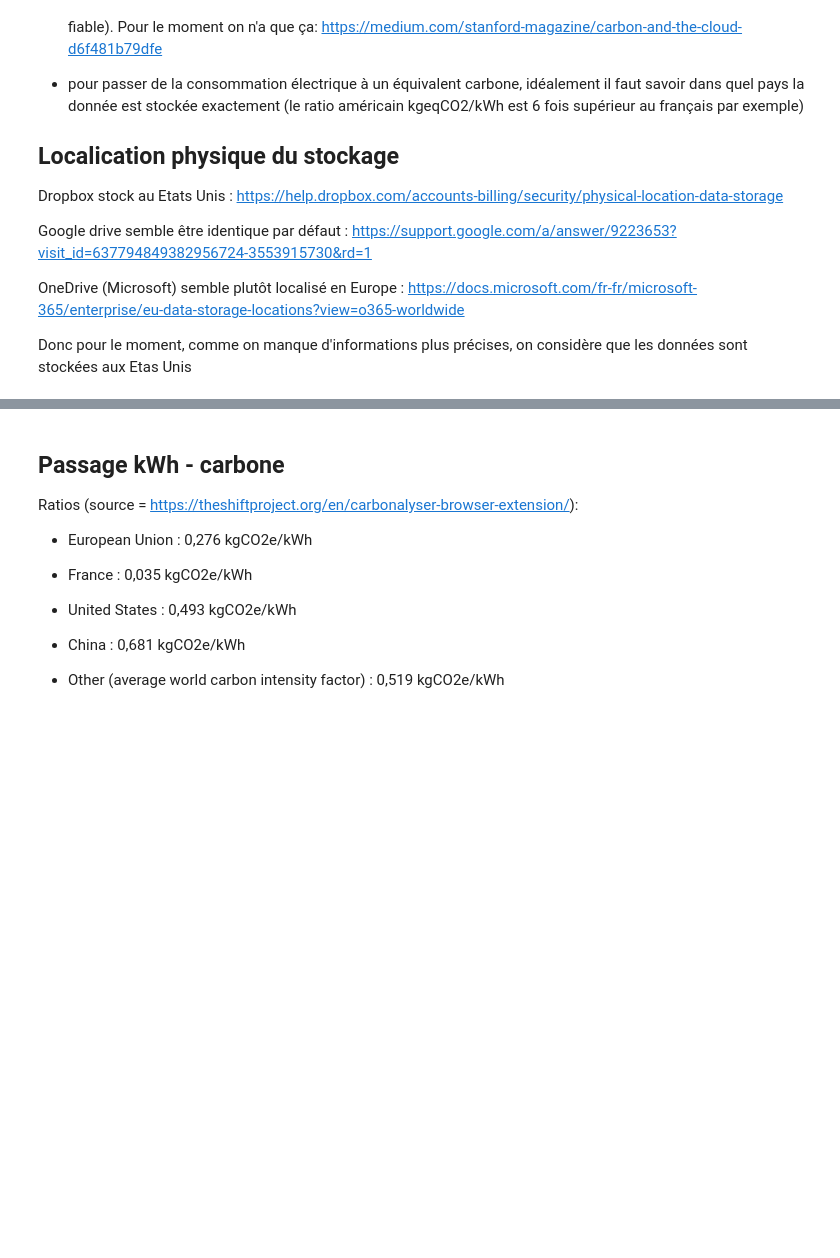
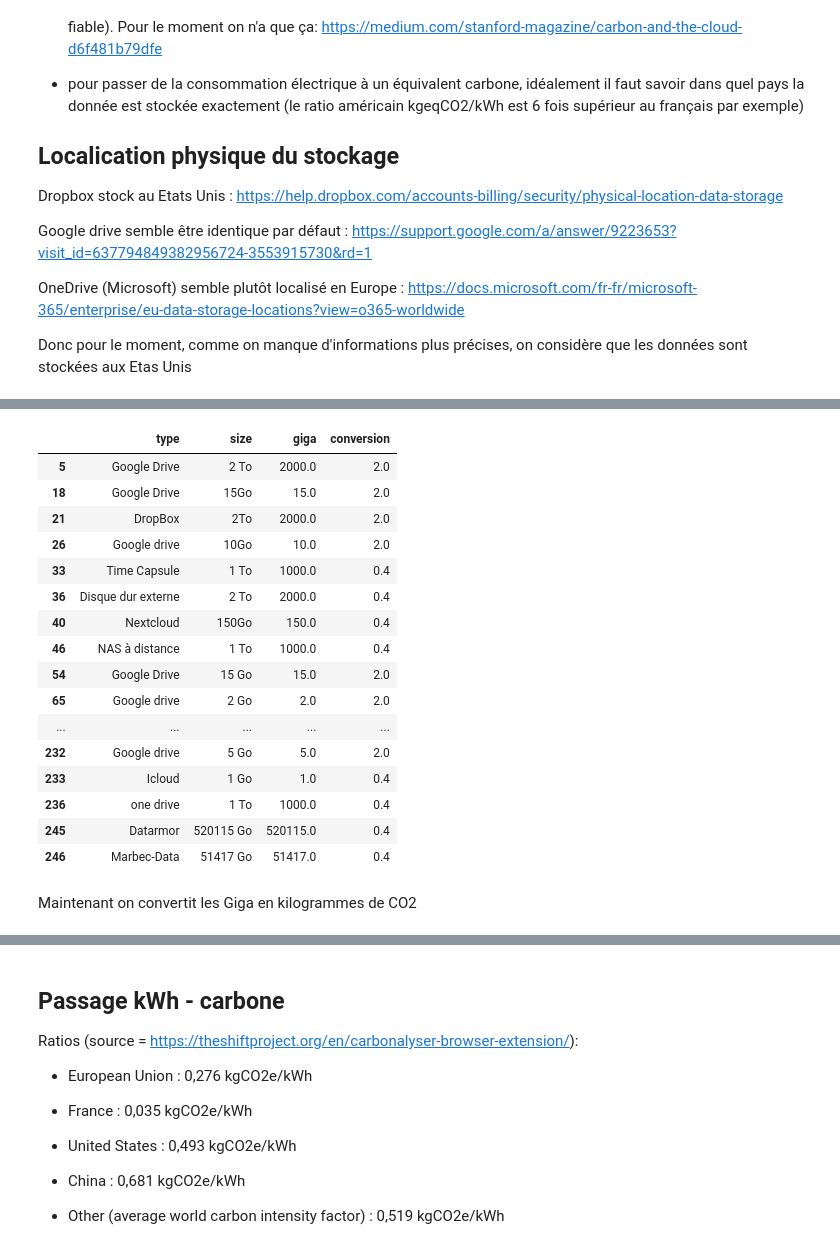
Before and after one commit to umr-marbec/marbec-green, a Jupyter notebook: Stockage_donnees.ipynb, the cells around one changed output, grey strips where cells are left out. Cells and saved outputs as stored; diff of their text form; code cells hidden in the pictures; blank space fills up the shorter version.

```diff
--- a/Stockage_donnees.ipynb
+++ b/Stockage_donnees.ipynb
@@ -47,0 +83,23 @@ stock_df
+# %%
+regex = re.compile('<? *([0-9]+) *([gGtTmM] ?[bo]?) *$')
+index = []
+size = []
+for i in range(len(df_small.index)):
+    l = df_small.iloc[i, 1]
+    if regex.match(str(l)):
+
+        groups = regex.match(l).groups()
+        tempsize = float(groups[0])
+
+        # converts size in Go
+        if groups[1].startswith('m') | groups[1].startswith('M') :
+            tempsize *= 1e-3
+        if groups[1].startswith('T'):
+            tempsize *= 1e3
+
+        index.append(i)
+        size.append(tempsize)
+# %%
+df_out = df_small.iloc[index].copy()
+df_out['giga'] = size
+df_out
@@ -47,0 +131,38 @@ stock_df
+# %%
+index = []
+ratio = []
+conversion_us = 2  # kgCo2 /an/Go
+conversion_fr = 0.4 # kGCo2/an/Go
+
+ratio_fr = 0.112 # LOCEAN
+ratio_us = 0.493
+ratio_monde = 0.519
+
+for type in df_out['type'].values:
+    type = type.lower()
+    if ('google' in type) or ('dropbox' in type):
+        ratio.append(conversion_us)
+    else:
+        ratio.append(conversion_fr)
+df_out.loc[:, 'conversion'] = ratio
+df_out
+# %% [output]
+|  | type | size | giga | conversion |
+| 5 | Google Drive | 2 To | 2000.0 | 2.0 |
+| 18 | Google Drive | 15Go | 15.0 | 2.0 |
+| 21 | DropBox | 2To | 2000.0 | 2.0 |
+| 26 | Google drive | 10Go | 10.0 | 2.0 |
+| 33 | Time Capsule | 1 To | 1000.0 | 0.4 |
+| 36 | Disque dur externe | 2 To | 2000.0 | 0.4 |
+| 40 | Nextcloud | 150Go | 150.0 | 0.4 |
+| 46 | NAS à distance | 1 To | 1000.0 | 0.4 |
+| 54 | Google Drive | 15 Go | 15.0 | 2.0 |
+| 65 | Google drive | 2 Go | 2.0 | 2.0 |
+| ... | ... | ... | ... | ... |
+| 232 | Google drive | 5 Go | 5.0 | 2.0 |
+| 233 | Icloud | 1 Go | 1.0 | 0.4 |
+| 236 | one drive | 1 To | 1000.0 | 0.4 |
+| 245 | Datarmor | 520115 Go | 520115.0 | 0.4 |
+| 246 | Marbec-Data | 51417 Go | 51417.0 | 0.4 |
+# %% [markdown]
+Maintenant on convertit les Giga en kilogrammes de CO2
```
Also changed, not shown: parts of 18 cells of this notebook, 1 other file.
